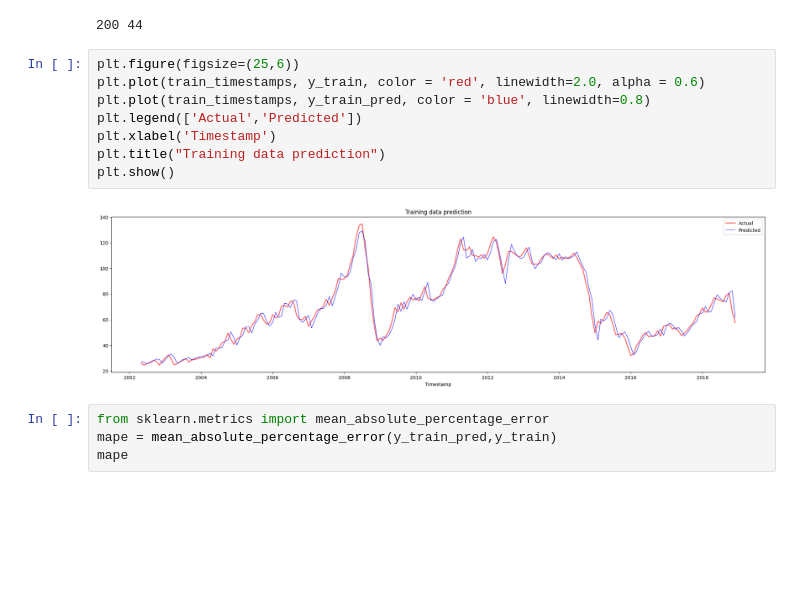
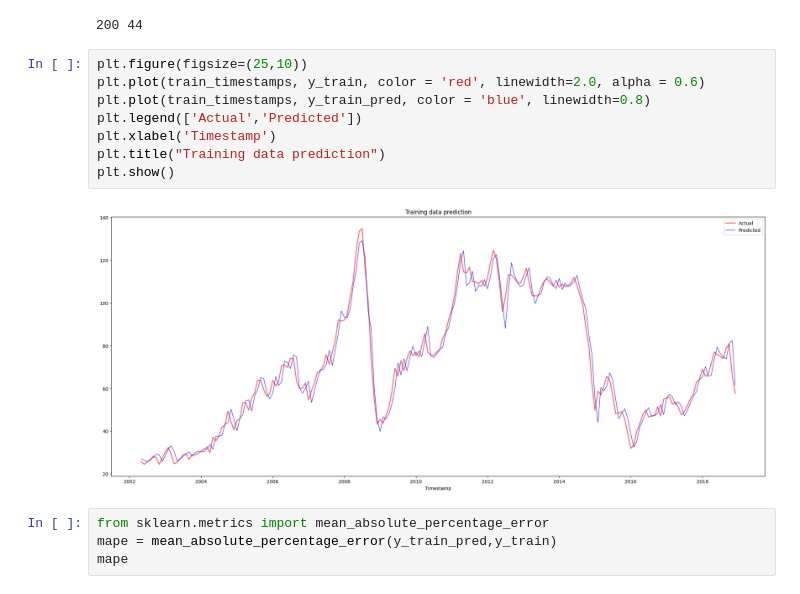
Before and after one commit to jnopareboateng/ml-library, a Jupyter notebook: crude-oil-forecast/SVR.ipynb, the cells around one changed output. Saved outputs shown, nothing was run; the diff lists cells and outputs as text; blank space fills up the shorter version.

```diff
--- a/crude-oil-forecast/SVR.ipynb
+++ b/crude-oil-forecast/SVR.ipynb
@@ -183,15 +205,15 @@ print(len(train_timestamps), len(test_timestamps))
 # %% [output]
 200 44
 # %%
-plt.figure(figsize=(25,6))
+plt.figure(figsize=(25,10))
 plt.plot(train_timestamps, y_train, color = 'red', linewidth=2.0, alpha = 0.6)
 plt.plot(train_timestamps, y_train_pred, color = 'blue', linewidth=0.8)
 plt.legend(['Actual','Predicted'])
 plt.xlabel('Timestamp')
 plt.title("Training data prediction")
 plt.show()
 # %% [output]
-[figure, old version]
+[figure, new version]
 # %%
 from sklearn.metrics import mean_absolute_percentage_error
 mape = mean_absolute_percentage_error(y_train_pred,y_train)
```
Also changed, not shown: parts of 3 cells of this notebook, 6 other files.
